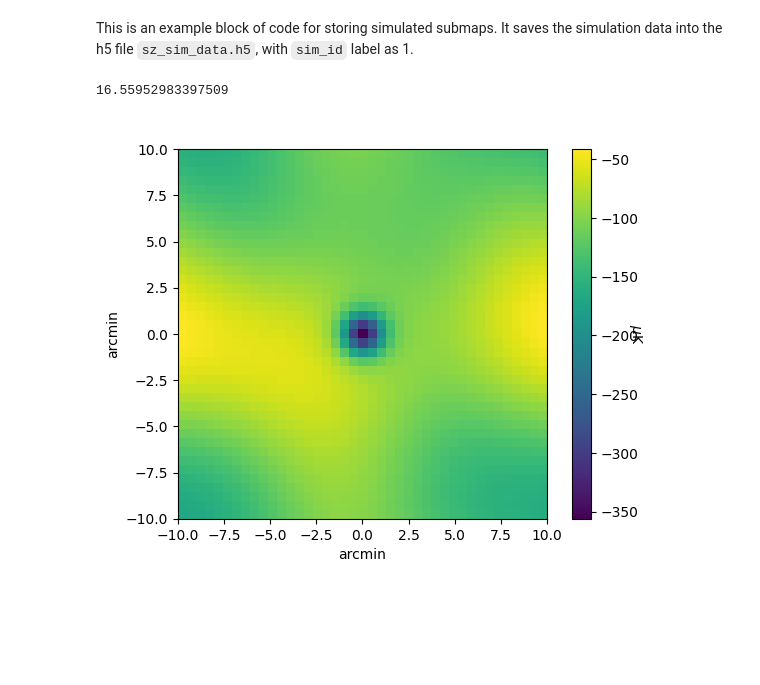
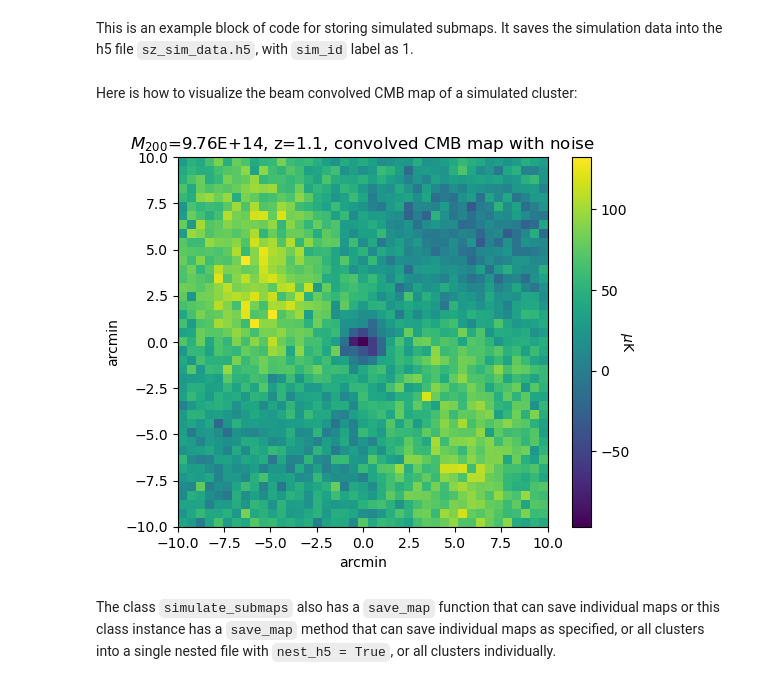
Before and after one commit to deepskies/DeepSZSim, a Jupyter notebook: notebooks/demo_full_pipeline.ipynb, the cells around one changed output. Cells and saved outputs as stored; diff of their text form; code cells hidden in the pictures; blank space fills up the shorter version.

Commit message:
fixed `_make_y_submap`, more documentation in `demo_full_pipeline`

```diff
--- a/notebooks/demo_full_pipeline.ipynb
+++ b/notebooks/demo_full_pipeline.ipynb
@@ -249,7 +256,7 @@ We create our simulated galaxy clusters by using the `simulate_clusters` class i
 
 We will create a galaxy cluster of 100 halos as an example:
 # %%
-clusters = simsz.make_sz_cluster.simulate_clusters(num_halos=100)
+cl = simsz.make_sz_cluster.simulate_clusters(num_halos=100)
 # %% [output]
 making 100 clusters uniformly sampled from 0.1<z<1.1, 1e13<M200<1e14
 # %% [markdown]
@@ -288,7 +292,9 @@ clusters = simsz.make_sz_cluster.simulate_T_submaps(mdist, zdist)
+# %% [markdown]
+Here is how to visualize the beam convolved CMB map of a simulated cluster:
 # %%
-simulated_map = clusters[0]['final_map'] - clusters[0]['noise_map']
-simsz.visualization.plot_graphs(simulated_map,' ','arcmin','arcmin','$\mu$K', width=10)
-clusters[0]['M200']/1e14
+simulated_map = clusters[80]['final_map']
+simsz.visualization.plot_graphs(simulated_map,'$M_{200}$='+ '{:.2E}'.format(Decimal(clusters[80]["M200"])) + ', z=' + '{:.2}'.format(Decimal((clusters[80]["redshift_z"]))) + ', convolved CMB map with noise','arcmin','arcmin','$\mu$K', width=10)
 # %% [output]
-16.55952983397509
-[figure, old version]
+[figure, new version]
+# %% [markdown]
+The class `simulate_submaps` also has a `save_map` function that can save individual maps or this class instance has a `save_map` method that can save individual maps as specified, or all clusters into a single nested file with `nest_h5 = True`, or all clusters individually.
```
Also changed, not shown: parts of 23 cells of this notebook, 4 other files.
